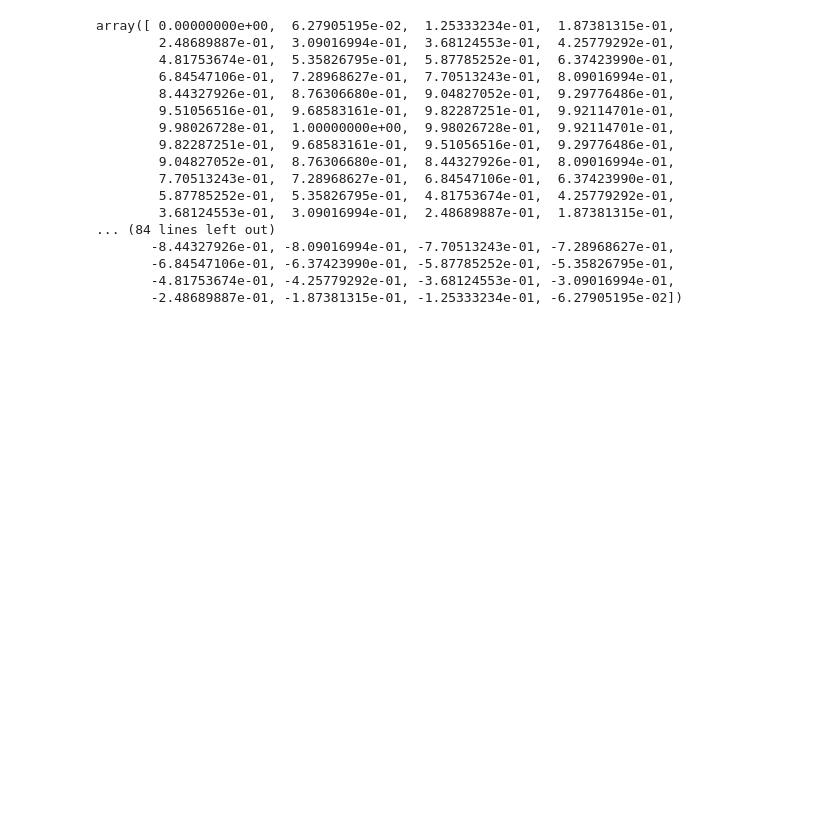
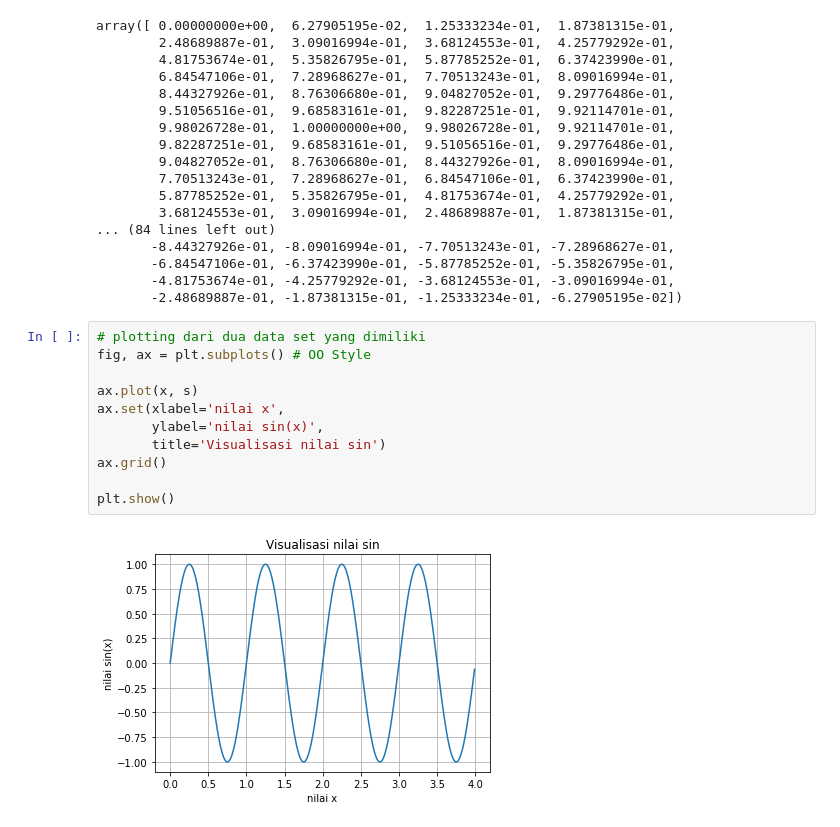
Before and after one commit to jstinlie/BelajarMatplotlib, a Jupyter notebook: matplotlib03.ipynb, the cells around one changed output. Drawn from its saved outputs; the diff is of its cells as text; blank space fills up the shorter version.

Commit message:
plotting dari dua data set yang dimiliki

```diff
--- a/matplotlib03.ipynb
+++ b/matplotlib03.ipynb
@@ -56,3 +56,16 @@ array([ 0.00000000e+00,  6.27905195e-02,  1.25333234e-01,  1.87381315e-01,
        -6.84547106e-01, -6.37423990e-01, -5.87785252e-01, -5.35826795e-01,
        -4.81753674e-01, -4.25779292e-01, -3.68124553e-01, -3.09016994e-01,
        -2.48689887e-01, -1.87381315e-01, -1.25333234e-01, -6.27905195e-02])
+# %%
+# plotting dari dua data set yang dimiliki
+fig, ax = plt.subplots() # OO Style
+
+ax.plot(x, s)
+ax.set(xlabel='nilai x',
+       ylabel='nilai sin(x)',
+       title='Visualisasi nilai sin')
+ax.grid()
+
+plt.show()
+# %% [output]
+[figure, added]
```
